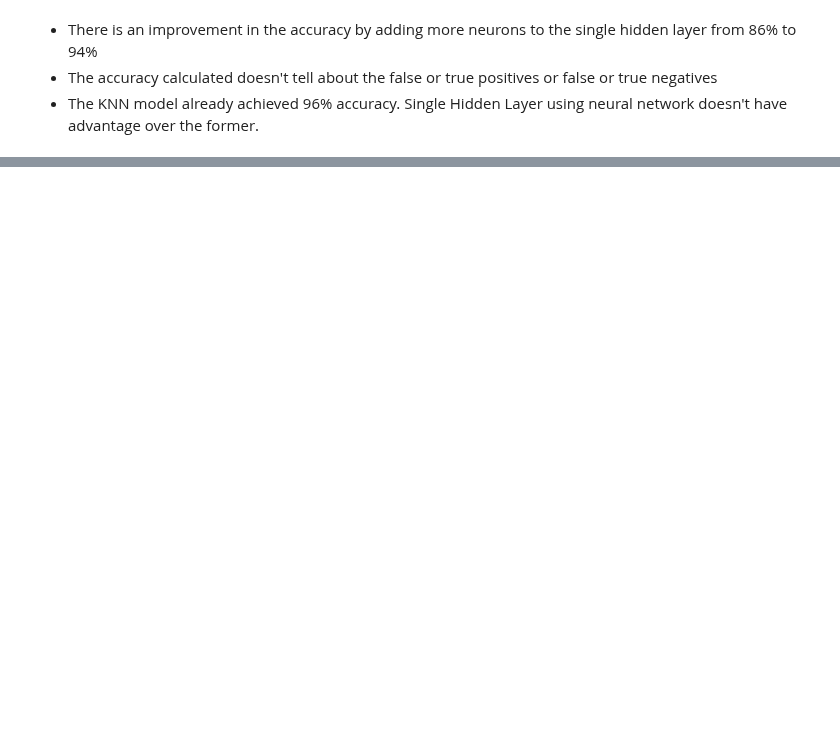
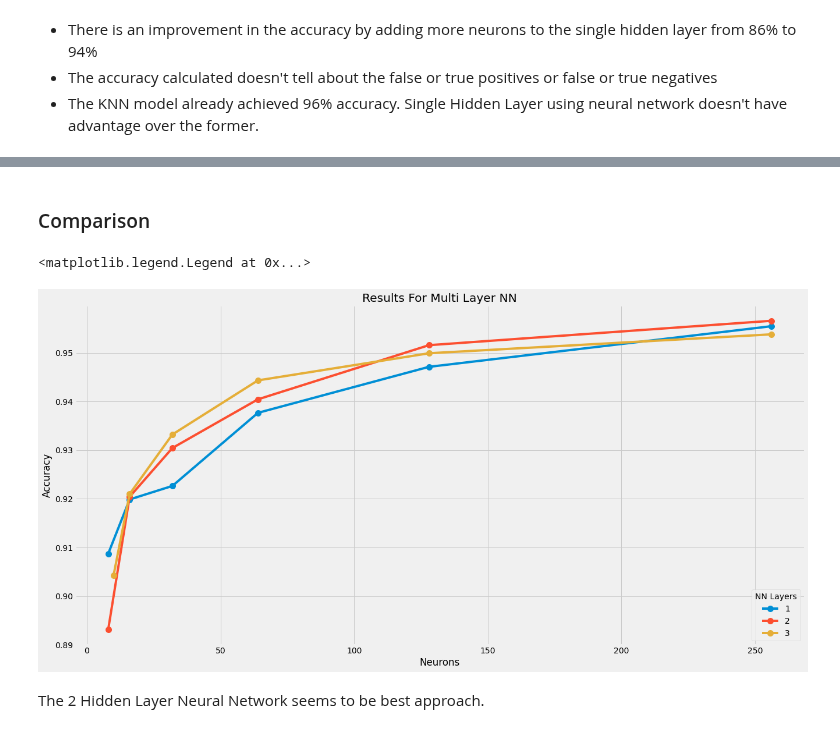
Before and after one commit to raduspaimoc/DataQuest-Projects, a Jupyter notebook: Classification Problems/Building A Handwritten Digits Classifier/Building A Handwritten Digits Classifier.ipynb, the cells around one changed output, grey strips where cells are left out. Drawn from its saved outputs; the diff is of its cells as text; code cells hidden in the pictures; blank space fills up the shorter version.

```diff
--- a/Classification Problems/Building A Handwritten Digits Classifier/Building A Handwritten Digits Classifier.ipynb
+++ b/Classification Problems/Building A Handwritten Digits Classifier/Building A Handwritten Digits Classifier.ipynb
@@ -214,0 +276,17 @@ Text(0, 0.5, 'Accuracy')
+# %% [markdown]
+### Comparison
+# %%
+plt.style.use('fivethirtyeight')
+plt.figure(figsize=(20, 10))
+plt.plot([i[0] for i in nn_one_neurons], nn_one_accuracies, marker=".", markersize=20, label="1")
+plt.plot([i[0] for i in nn_one_neurons2], nn_one_accuracies2, marker=".", markersize=20, label="2")
+plt.plot([i[0] for i in nn_one_neurons3], nn_one_accuracies3, marker=".", markersize=20, label="3")
+plt.xlabel("Neurons")
+plt.ylabel("Accuracy")
+plt.title("Results For Multi Layer NN")
+plt.legend(loc="lower right", title="NN Layers")
+# %% [output]
+<matplotlib.legend.Legend at 0x...>
+[figure, added]
+# %% [markdown]
+The 2 Hidden Layer Neural Network seems to be best approach.
```
Also changed, not shown: parts of 11 cells of this notebook.
